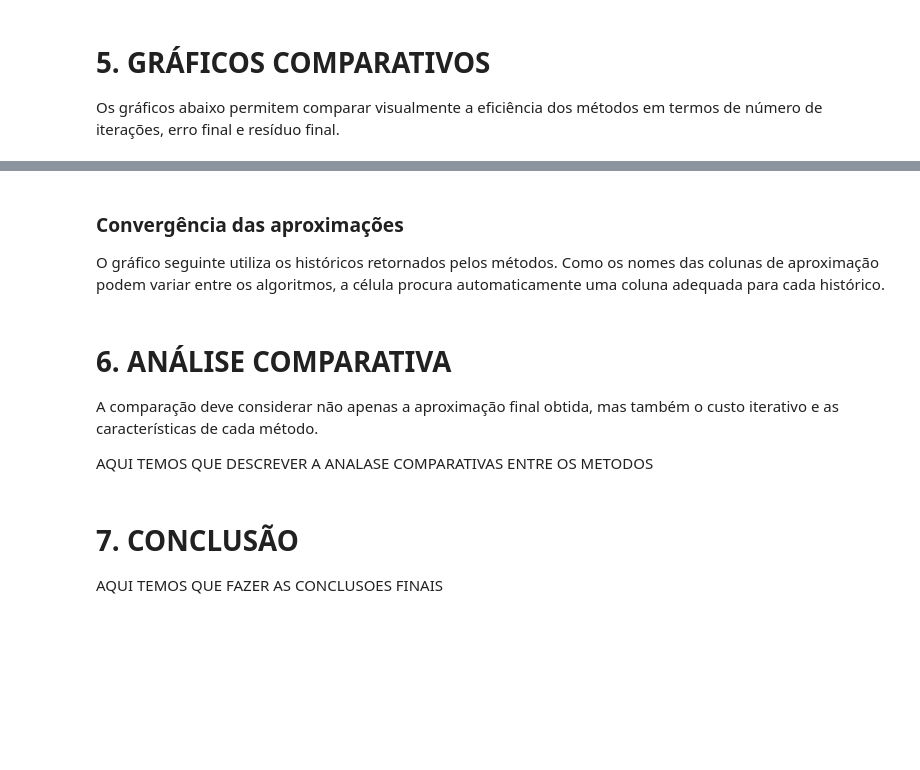
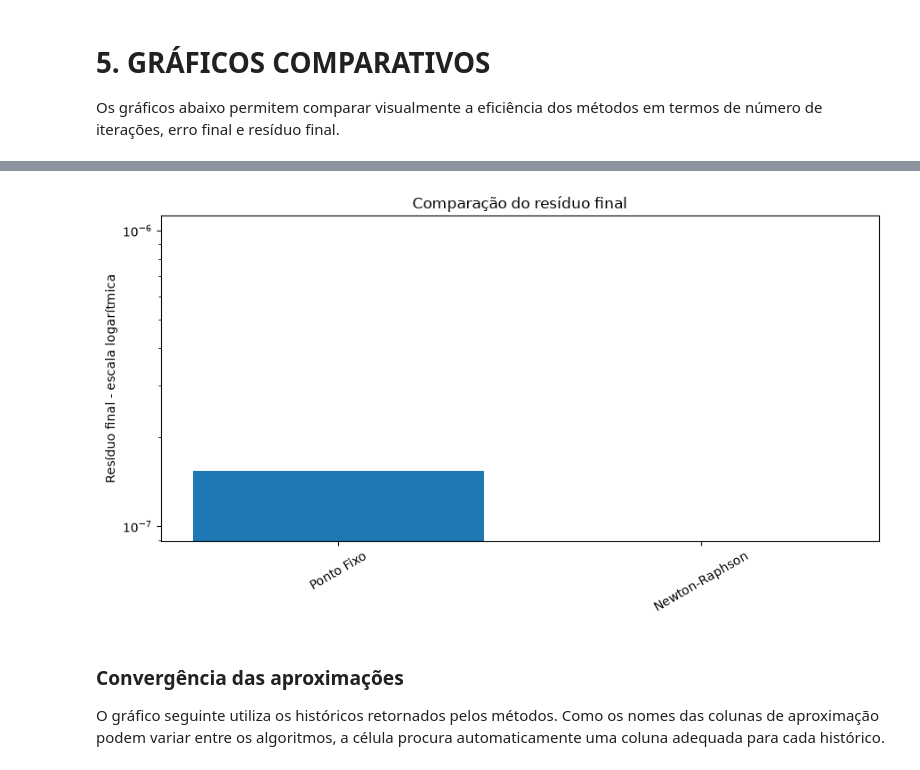
Before and after one commit to Amanda-Aziz/Projeto-de-Metodos-Num, a Jupyter notebook: notebooks/aplicacao_analise_comparativa_metodos_numericos.ipynb, the cells around one changed output, grey strips where cells are left out. Drawn from its saved outputs; the diff is of its cells as text; code cells hidden in the pictures; blank space fills up the shorter version.

```diff
--- a/notebooks/aplicacao_analise_comparativa_metodos_numericos.ipynb
+++ b/notebooks/aplicacao_analise_comparativa_metodos_numericos.ipynb
@@ -1083,3 +1135,17 @@ Os gráficos abaixo permitem comparar visualmente a eficiência dos métodos em
+# %%
+plt.figure(figsize=(9, 5))
+plt.bar(
+    tabela_comparativa["Método"],
+    tabela_comparativa["Resíduo final"]
+)
+plt.yscale("log")
+plt.ylabel("Resíduo final - escala logarítmica")
+plt.title("Comparação do resíduo final")
+plt.xticks(rotation=30)
+plt.tight_layout()
+plt.show()
+# %% [output]
+[figure, added]
 # %% [markdown]
 ### Convergência das aproximações
 
@@ -1089,7 +1152,0 @@ O gráfico seguinte utiliza os históricos retornados pelos métodos. Como os no
-# %% [markdown]
-<a id="analise"></a>
-# 6. ANÁLISE COMPARATIVA
-
-A comparação deve considerar não apenas a aproximação final obtida, mas também o custo iterativo e as características de cada método.
-
-AQUI TEMOS QUE DESCREVER A ANALASE COMPARATIVAS ENTRE OS METODOS
@@ -1100,5 +1152,0 @@ AQUI TEMOS QUE DESCREVER A ANALASE COMPARATIVAS ENTRE OS METODOS
-# %% [markdown]
-<a id="conclusao"></a>
-# 7. CONCLUSÃO
-
-AQUI TEMOS QUE FAZER AS CONCLUSOES FINAIS
```
Also changed, not shown: parts of 41 cells of this notebook, 1 other file.
